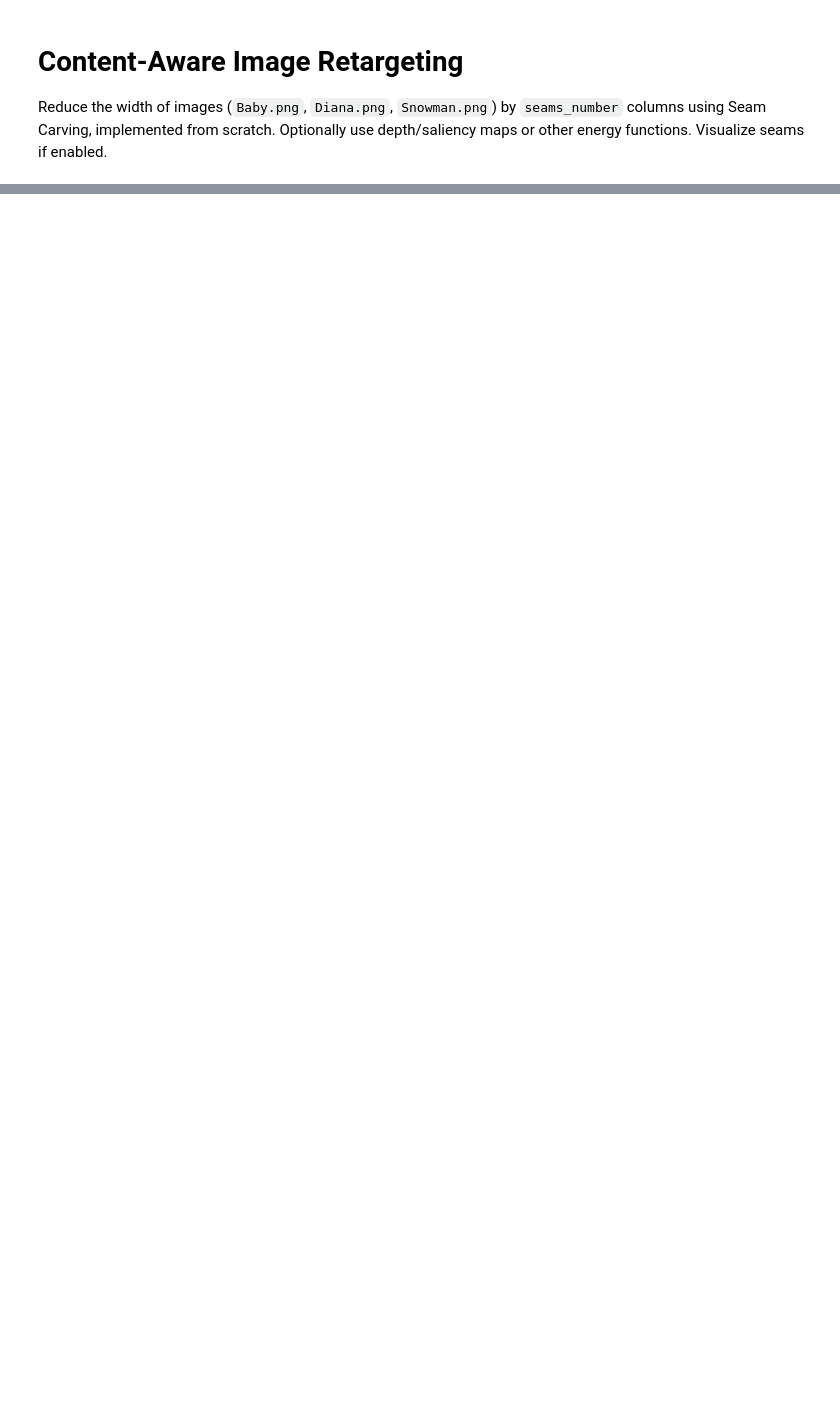
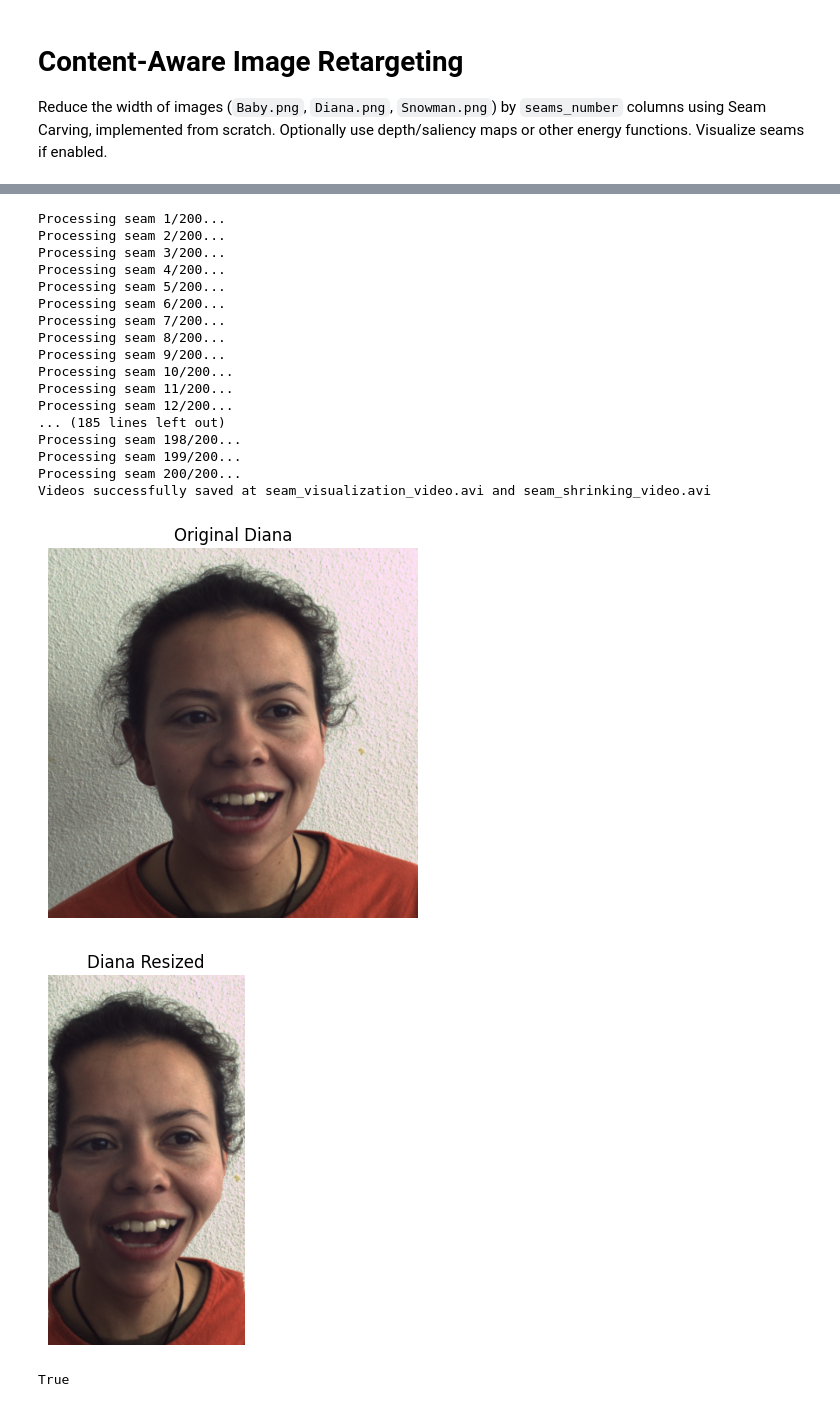
Before and after one commit to zahrajavanbakhsh/AI2025, a Jupyter notebook: week3/Task 2/part2_CAIR.ipynb, the cells around one changed output, grey strips where cells are left out. Cells and saved outputs as stored; diff of their text form; code cells hidden in the pictures; blank space fills up the shorter version.

```diff
--- a/week3/Task 2/part2_CAIR.ipynb
+++ b/week3/Task 2/part2_CAIR.ipynb
@@ -89,0 +268,52 @@ cv2.imwrite('Baby_resized.png', (baby_resized * 255).astype(np.uint8))
+# %%
+Diana_path = './Diana.png'
+Diana_dmap_path = './Diana_DMap.png'
+Diana_smap_path = './Diana_SMap.png'
+
+Diana = cv2.imread(Diana_path).astype(np.float32) / 255.0
+Diana_dmap = cv2.imread(Diana_dmap_path, cv2.IMREAD_GRAYSCALE).astype(np.float32) / 255.0
+Diana_smap = cv2.imread(Diana_smap_path, cv2.IMREAD_GRAYSCALE).astype(np.float32) / 255.0
+
+seams_number = 200
+visualize = True
+# %%
+# Process images
+Diana_resized, Diana_energies = seam_carving(Diana, seams_number, Diana_dmap, Diana_smap, visualize, energy_type='combined')
+
+# Save seam energies
+with open('seam_energy_log.txt', 'w') as f:
+    f.write('Diana Seam Energies:\n' + '\n'.join(map(str, Diana_energies)) + '\n')
+
+# Visualize results
+plt.imshow(cv2.cvtColor(Diana, cv2.COLOR_BGR2RGB))
+plt.title('Original Diana')
+plt.axis('off')
+plt.show()
+plt.imshow(cv2.cvtColor(Diana_resized, cv2.COLOR_BGR2RGB))
+plt.title('Diana Resized')
+plt.axis('off')
+plt.show()
+
+# Save resized images
+cv2.imwrite('Diana_resized.png', (Diana_resized * 255).astype(np.uint8))
+# %% [output]
+Processing seam 1/200...
+Processing seam 2/200...
+Processing seam 3/200...
+Processing seam 4/200...
+Processing seam 5/200...
+Processing seam 6/200...
+Processing seam 7/200...
+Processing seam 8/200...
+Processing seam 9/200...
+Processing seam 10/200...
+Processing seam 11/200...
+Processing seam 12/200...
+... (185 lines left out)
+Processing seam 198/200...
+Processing seam 199/200...
+Processing seam 200/200...
+Videos successfully saved at seam_visualization_video.avi and seam_shrinking_video.avi
+[figure, added]
+[figure, added]
+True
```
Also changed, not shown: parts of 8 cells of this notebook, 8 other files.
